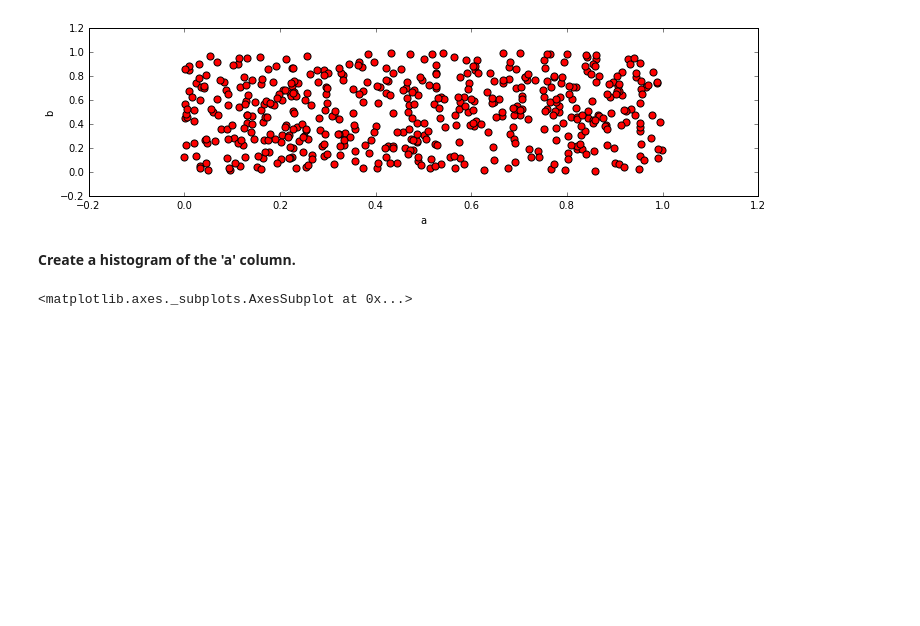
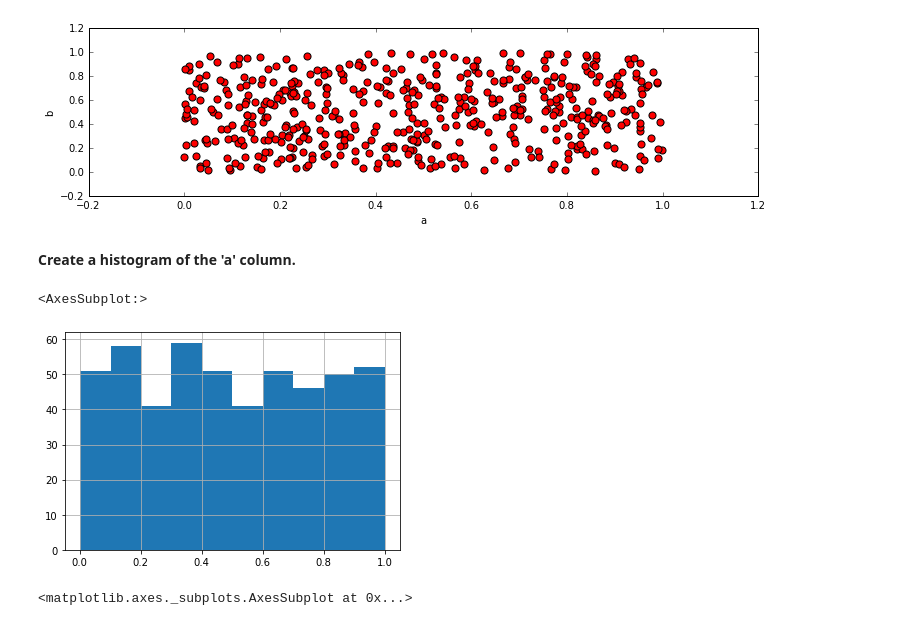
Before and after one commit to Gawasinspire/StriveSchool, a Jupyter notebook: d10/d10_Matplotlib/02_Pandas_Data_Visualization_Exercise .ipynb, the cells around one changed output. Cells and saved outputs as stored; diff of their text form; code cells hidden in the pictures; blank space fills up the shorter version.

```diff
--- a/d10/d10_Matplotlib/02_Pandas_Data_Visualization_Exercise .ipynb
+++ b/d10/d10_Matplotlib/02_Pandas_Data_Visualization_Exercise .ipynb
@@ -49,6 +49,12 @@ df3.plot.scatter(x='b',y='a',)
 [figure]
 # %% [markdown]
 **Create a histogram of the 'a' column.**
+# %%
+#hist = df3.hist(['a'])
+df3['a'].hist()
+# %% [output]
+<AxesSubplot:>
+[figure, added]
 # %%
 #DO NOT TOUCH ME
 # %% [output]
```
Also changed, not shown: parts of 7 cells of this notebook.
